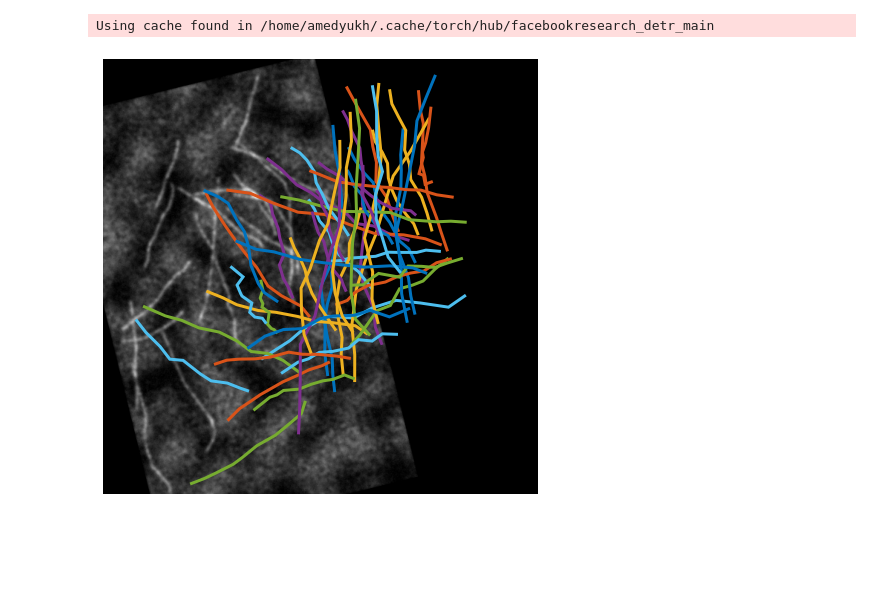
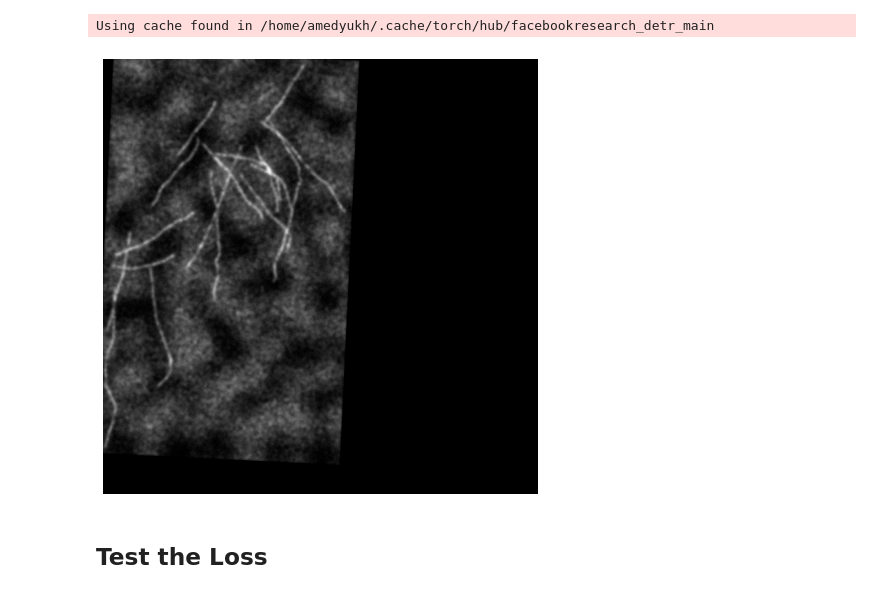
Before and after one commit to amedyukhina/trace-net, a Jupyter notebook: test_loading_and_prediction.ipynb, the cells around one changed output. Saved outputs shown, nothing was run; the diff lists cells and outputs as text; code cells hidden in the pictures; blank space fills up the shorter version.

Commit message:
test the loss

```diff
--- a/test_loading_and_prediction.ipynb
+++ b/test_loading_and_prediction.ipynb
@@ -13,19 +13,23 @@ from tracenet.models.detr import build_model
 # %%
 # data = 'cell'
 # model_path = rf'models/cells/checkpoint.pth'
+# maxsize = 1024
 
 data = 'mt'
 model_path = rf'models/mt/checkpoint.pth'
+maxsize = 630
 # %%
 if data == 'cell':
     path = Path('celldata')
     ds = CellDetection(
         path / 'maxprojections', path / 'bboxes_for_cell_detection_val.csv',
-        get_train_transform(bbox_params=A.BboxParams(format='pascal_voc', label_fields=['labels']))
+        transforms=get_train_transform(bbox_params=A.BboxParams(format='pascal_voc', label_fields=['labels'])),
+        maxsize=maxsize
     )
     ds_val = CellDetection(
         path / 'maxprojections', path / 'bboxes_for_cell_detection_val.csv',
-        get_valid_transform(bbox_params=A.BboxParams(format='pascal_voc', label_fields=['labels']))
+        transforms=get_valid_transform(bbox_params=A.BboxParams(format='pascal_voc', label_fields=['labels'])),
+        maxsize=maxsize
     )
 else:
     path = Path('mtdata/val')
@@ -34,16 +38,22 @@ else:
     ds = FilamentDetection(
         [path / 'img' / fn for fn in files],
         [path / 'gt' / fn.replace('.tif', '.csv') for fn in files],
-        get_train_transform(keypoint_params=A.KeypointParams(format='xy', label_fields=['point_labels'], remove_invisible=False, angle_in_degrees=True))
+        transforms=get_train_transform(keypoint_params=A.KeypointParams(format='xy',
+                                                             label_fields=['point_labels'],
+                                                             remove_invisible=False, angle_in_degrees=True)),
+        maxsize=maxsize
     )
     ds_val = FilamentDetection(
         [path / 'img' / fn for fn in files],
         [path / 'gt' / fn.replace('.tif', '.csv') for fn in files],
-        get_valid_transform(keypoint_params=A.KeypointParams(format='xy', label_fields=['point_labels'], remove_invisible=False, angle_in_degrees=True))
+        transforms=get_valid_transform(keypoint_params=A.KeypointParams(format='xy',
+                                                             label_fields=['point_labels'],
+                                                             remove_invisible=False, angle_in_degrees=True)),
+        maxsize=maxsize
     )
 
-dl = torch.utils.data.DataLoader(ds, shuffle=False, collate_fn=collate_fn, batch_size=2, num_workers=2)
-dl_val = torch.utils.data.DataLoader(ds_val, shuffle=False, collate_fn=collate_fn, batch_size=2, num_workers=2)
+dl = torch.utils.data.DataLoader(ds, shuffle=False, batch_size=2, num_workers=2)
+dl_val = torch.utils.data.DataLoader(ds_val, shuffle=False, batch_size=2, num_workers=2)
 # %%
 imgs, targets = next(iter(dl))
 # %%
@@ -55,17 +65,21 @@ plot_results(imgs[ind], targets[ind]['boxes'])
 ## Prediction
 # %%
 model = build_model(n_classes=1, n_points=10 if data=='mt' else 2,
-                    pretrained=True, state_dict_path=model_path).eval();
+                    pretrained=True,
+                    # state_dict_path=model_path
+                   ).eval();
 # %% [output]
 Using cache found in /home/amedyukh/.cache/torch/hub/facebookresearch_detr_main
 # %%
 # propagate through the model
 with torch.no_grad():
     outputs = model(imgs[ind].unsqueeze(0))
 
 # keep only predictions with 0.7+ confidence
 probas = outputs['pred_logits'].softmax(-1)[0, :, :-1]
-keep = probas.max(-1).values > 0.5
+keep = probas.max(-1).values > 0.7
 plot_results(imgs[ind], outputs['pred_boxes'][0, keep], probas[keep])
 # %% [output]
-[figure, old version]
+[figure, new version]
+# %% [markdown]
+## Test the Loss
```
Also changed, not shown: parts of 7 cells of this notebook.
